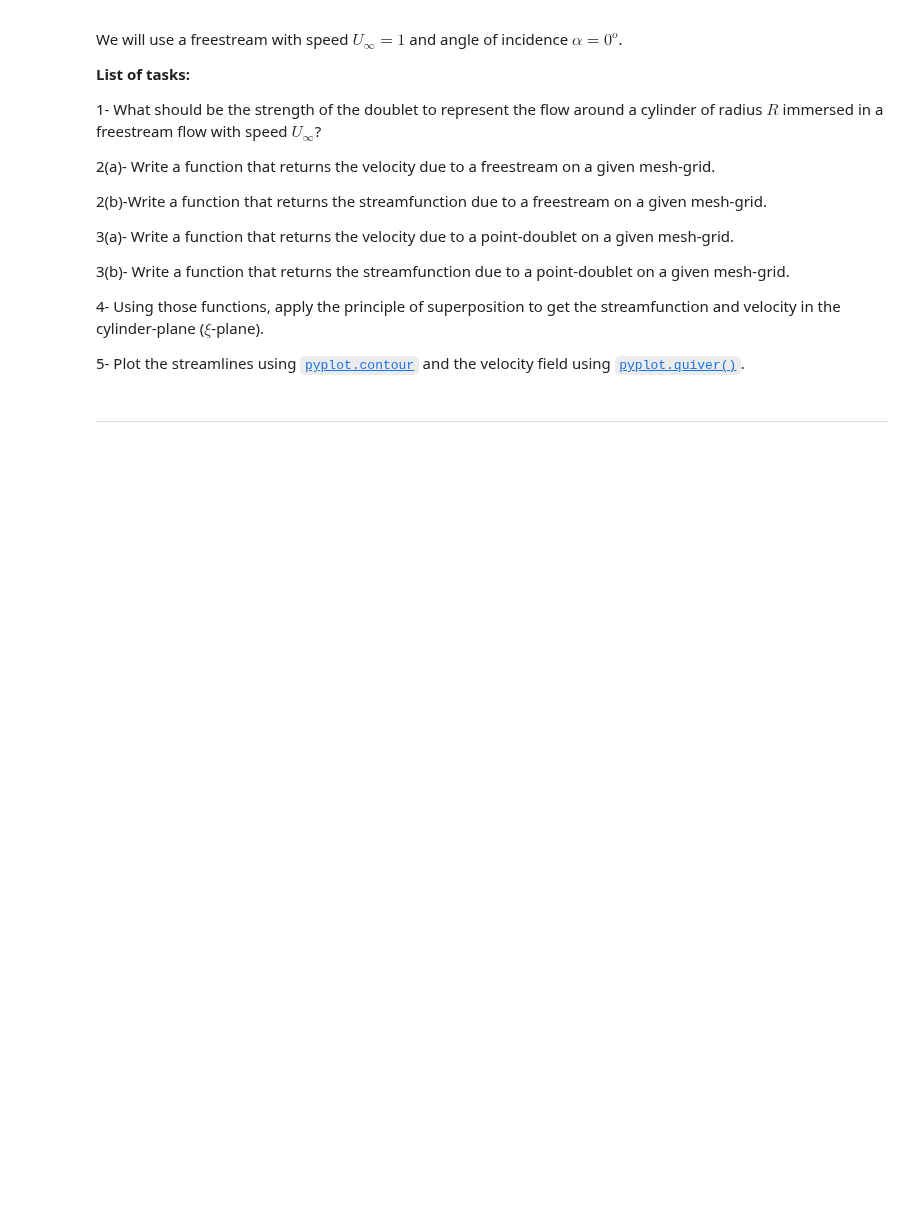
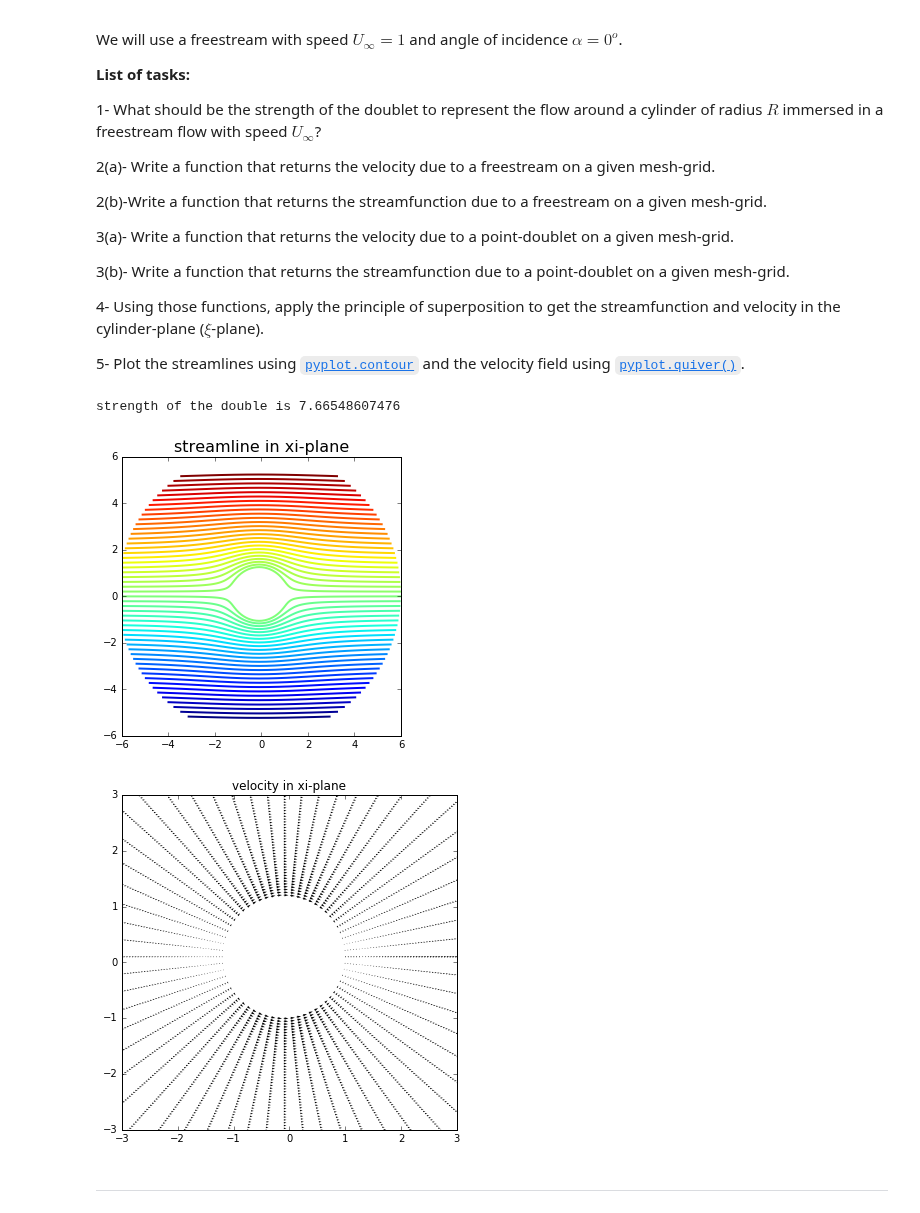
Before and after one commit to wangze233/MAE6226, a Jupyter notebook: midterm/midterm.ipynb, the cells around one changed output. Drawn from its saved outputs; the diff is of its cells as text; code cells hidden in the pictures; blank space fills up the shorter version.

```diff
--- a/midterm/midterm.ipynb
+++ b/midterm/midterm.ipynb
@@ -172,3 +220,38 @@ We will use a freestream with speed $U_\infty = 1$ and angle of incidence $\alph
+# %%
+# Use this cell to provide the rest of the code.u_inf=1
+strength= R**2*2*math.pi*u_inf
+print('strength of the double is',strength)
+
+#calculate streamline
+xd,yd,X_xi,Y_xi=x_c,y_c,x_xi,y_xi
+psi_freestream= get_stream_freestream(u_inf,Y_xi)
+psi_doublet=get_stream_function_doublet(strength, xd, yd, X_xi, Y_xi)
+psi=psi_doublet+psi_freestream
+
+#plot the streamline in xi-plane
+pyplot.figure(figsize=(5,5))
+pyplot.title('streamline in xi-plane',fontsize=16)
+pyplot.xlim(-6,6)
+pyplot.ylim(-6,6)
+pyplot.contour(X_xi,Y_xi,psi,levels = numpy.linspace(-5,5,51),\
+               linewidths=2,linestyles='solid');
+
+#calculate velocity
+u_freestream,v_freestream=get_velocity_freestream(u_inf)
+u_doublet,v_doublet = get_velocity_doublet(strength, xd, yd, X_xi, Y_xi)
+u_xi=u_doublet+u_freestream
+v_xi=v_doublet+v_freestream
+
+# plot velovity in xi-plane
+pyplot.figure(figsize=(6,6))
+pyplot.xlim(-3,3)
+pyplot.ylim(-3,3)
+pyplot.quiver(X_xi, Y_xi, u_xi, v_xi,units='xy');
+pyplot.title('velocity in xi-plane');
+# %% [output]
+strength of the double is 7.66548607476
+[figure, added]
+[figure, added]
 # %% [markdown]
 ---
 # %% [markdown]
```
Also changed, not shown: parts of 8 cells of this notebook.
